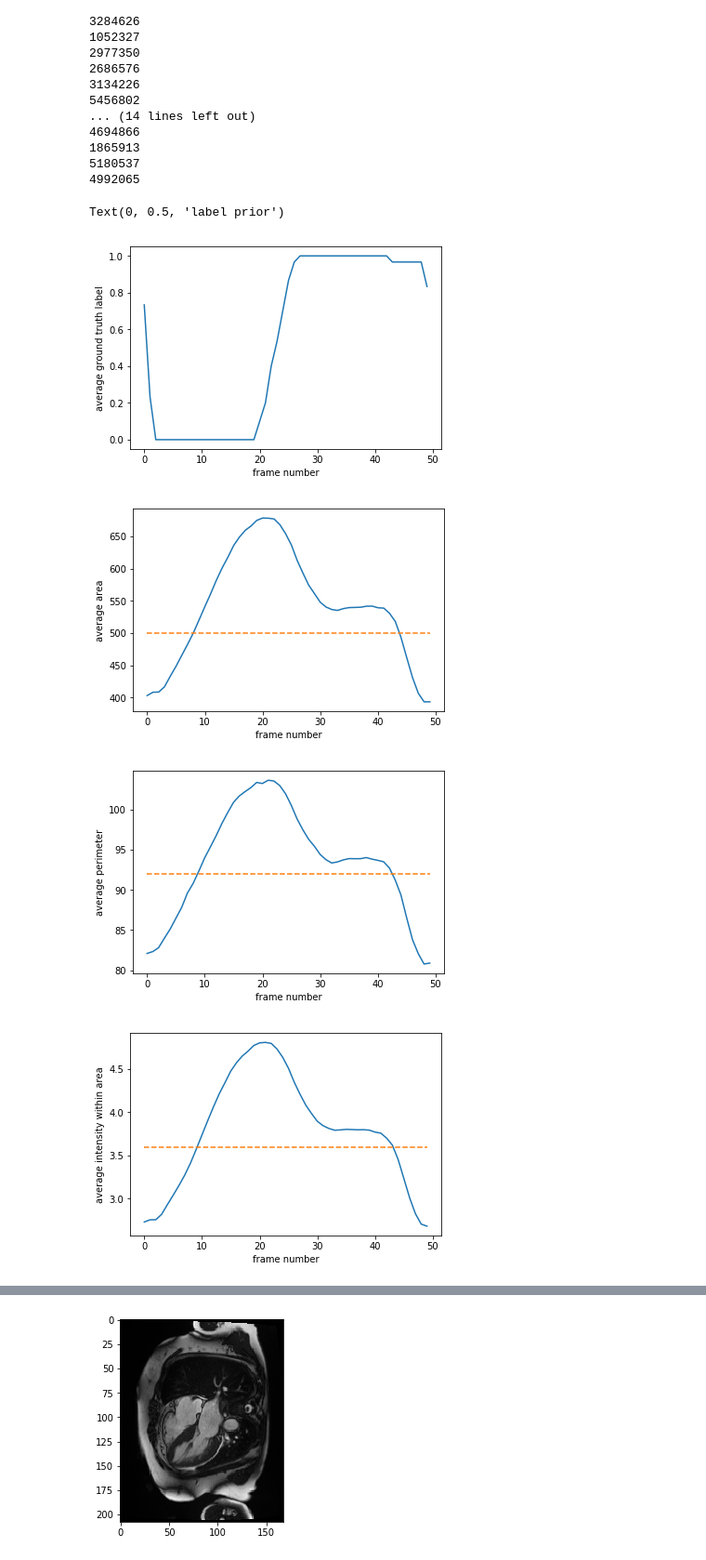
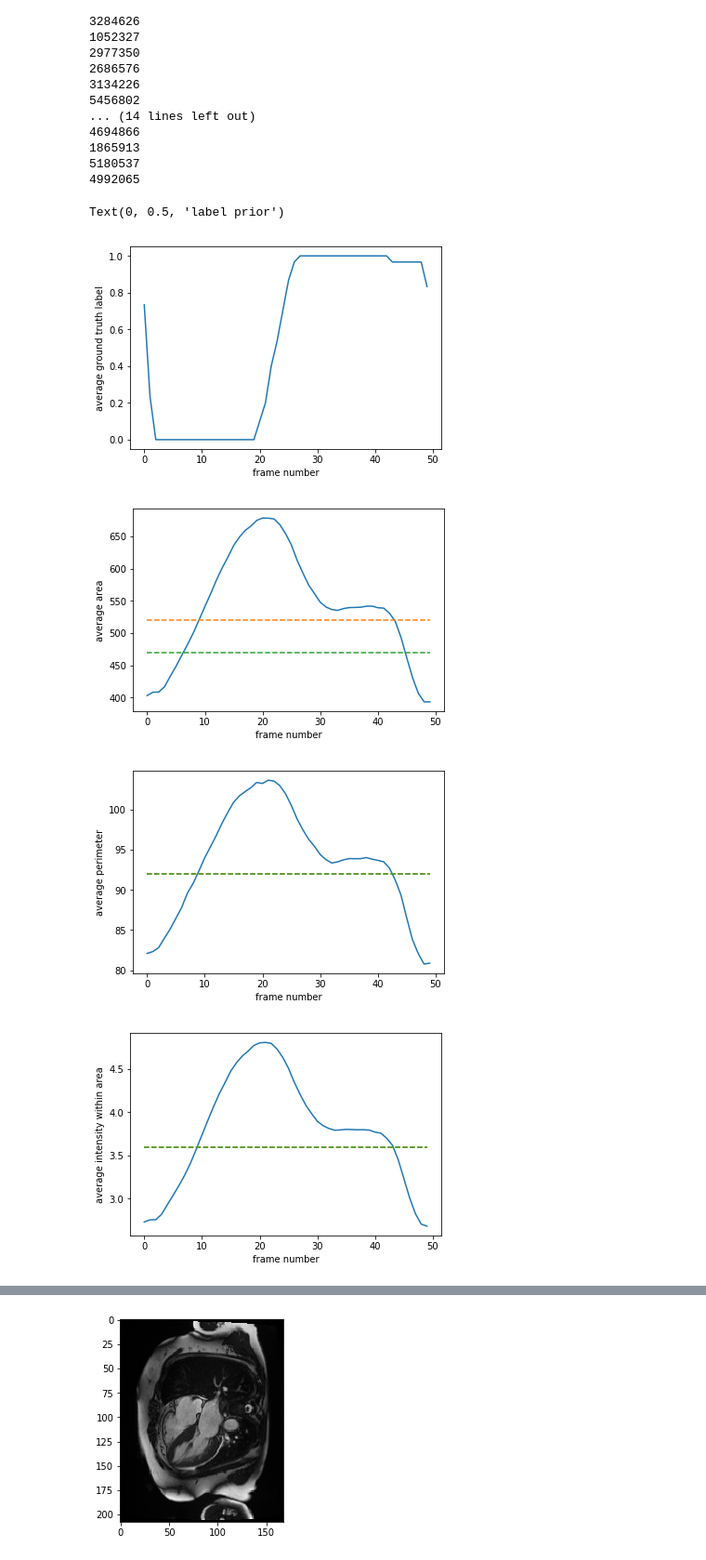
Before and after one commit to AshRamty/heart_mri, a Jupyter notebook: scripts/labelling_functions_1.ipynb, the cells around one changed output, grey strips where cells are left out. Shown: that part at 93% size. Saved outputs shown, nothing was run; the diff lists cells and outputs as text; code cells hidden in the pictures.

```diff
--- a/scripts/labelling_functions_1.ipynb
+++ b/scripts/labelling_functions_1.ipynb
@@ -131,7 +131,15 @@ def OCIndex2Label(index_open, index_close):
 
     return frame_labels
 # %%
-# load labels
-path = '/Users/ashwiniramamoorthy/Desktop/Heart_MRI/data/'
+# load labels, data and masks
+# change path to where data is
+#path = '/Users/ashwiniramamoorthy/Desktop/Heart_MRI/data/'
+path = '../data/'
 with open(path+'all_labels.pickle', 'rb') as handle:
     labels = pickle.load(handle)
+
+with open(path+'data.pickle', 'rb') as handle:
+    data = pickle.load(handle)
+
+with open(path+'mask.pickle', 'rb') as handle:
+    mask = pickle.load(handle)
@@ -407,47 +382,55 @@ avg_area_intensity = np.mean(area_intensity,axis=0)
 avg_perimeter_intensity = np.mean(perimeter_intensity,axis=0)
 
 # selecting thresholds based on average images
-area_thresh = 500
-perimeter_thresh = 92
-area_intensity_thresh = 3.6
-perimeter_intensity_thresh = 0.77
+area_thresh_high = 520
+area_thresh_low = 470
+perimeter_thresh_high = 92
+perimeter_thresh_low = 92
+area_intensity_thresh_high = 3.6
+area_intensity_thresh_low = 3.6
+perimeter_intensity_thresh_high = 0.77
+perimeter_intensity_thresh_low = 0.77
 
 plt.figure()
 plt.plot(np.arange(50),np.mean(image_labels,axis=0),label = 'ground truth labels')
 plt.xlabel('frame number')
 plt.ylabel('average ground truth label')
 
 plt.figure()
 plt.plot(np.arange(50),avg_area, label = 'area')
-plt.plot(np.arange(50),area_thresh*np.ones((50,)),'--',label = 'threshold')
+plt.plot(np.arange(50),area_thresh_high*np.ones((50,)),'--',label = 'threshold')
+plt.plot(np.arange(50),area_thresh_low*np.ones((50,)),'--',label = 'threshold')
 plt.xlabel('frame number')
 plt.ylabel('average area')
 
 plt.figure()
 plt.plot(np.arange(50),avg_perimeter, label = 'perimeter')
-plt.plot(np.arange(50),perimeter_thresh*np.ones((50,)),'--',label = 'threshold')
+plt.plot(np.arange(50),perimeter_thresh_high*np.ones((50,)),'--',label = 'threshold')
+plt.plot(np.arange(50),perimeter_thresh_low*np.ones((50,)),'--',label = 'threshold')
 plt.xlabel('frame number')
 plt.ylabel('average perimeter')
 
 plt.figure()
 plt.plot(np.arange(50),avg_area_intensity, label = 'average intensity within area')
-plt.plot(np.arange(50),area_intensity_thresh*np.ones((50,)),'--',label = 'threshold')
+plt.plot(np.arange(50),area_intensity_thresh_high*np.ones((50,)),'--',label = 'threshold')
+plt.plot(np.arange(50),area_intensity_thresh_low*np.ones((50,)),'--',label = 'threshold')
 plt.xlabel('frame number')
 plt.ylabel('average intensity within area')
 
 plt.figure()
 plt.plot(np.arange(50),avg_perimeter_intensity, label = 'average intensity on boundary')
-plt.plot(np.arange(50),perimeter_intensity_thresh*np.ones((50,)),'--',label = 'threshold')
+plt.plot(np.arange(50),perimeter_intensity_thresh_high*np.ones((50,)),'--',label = 'threshold')
+plt.plot(np.arange(50),perimeter_intensity_thresh_low*np.ones((50,)),'--',label = 'threshold')
 plt.xlabel('frame number')
 plt.ylabel('average intensity on boundary')
 
 plt.figure()
 plt.plot(np.arange(50),label_prior[0,:], label = 'label prior')
 plt.xlabel('frame number')
 plt.ylabel('label prior')
 # %% [output]
 Text(0, 0.5, 'label prior')
 [figure]
-[figure, old version]
+[figure, new version]
-[figure, old version]
+[figure, new version]
-[figure, old version]
+[figure, new version]
```
Also changed, not shown: parts of 7 cells of this notebook, 2 other files.
